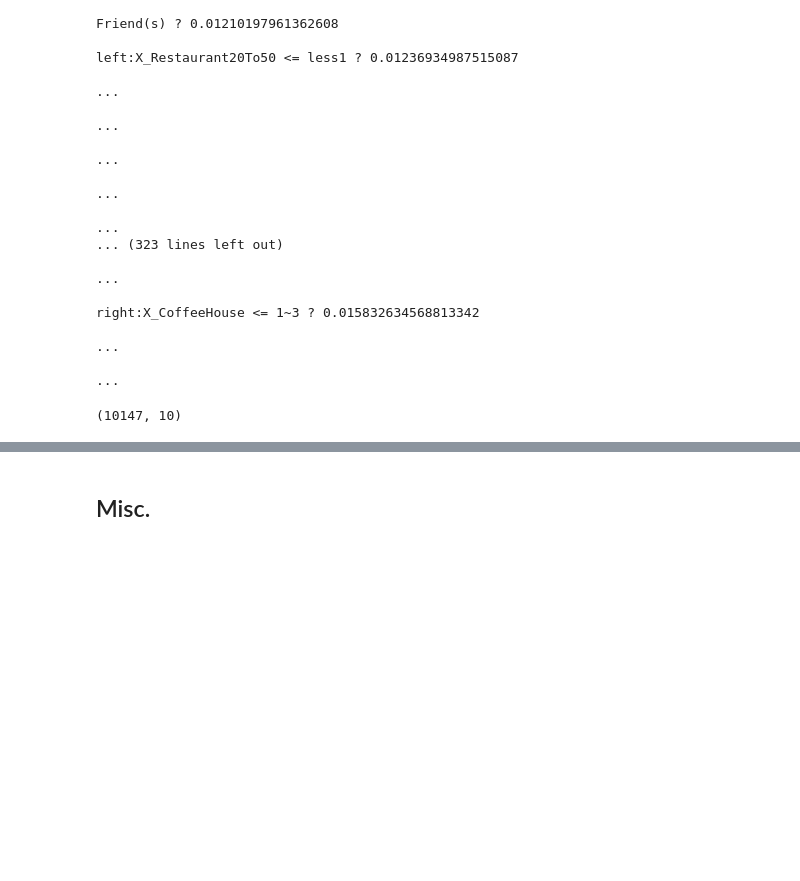
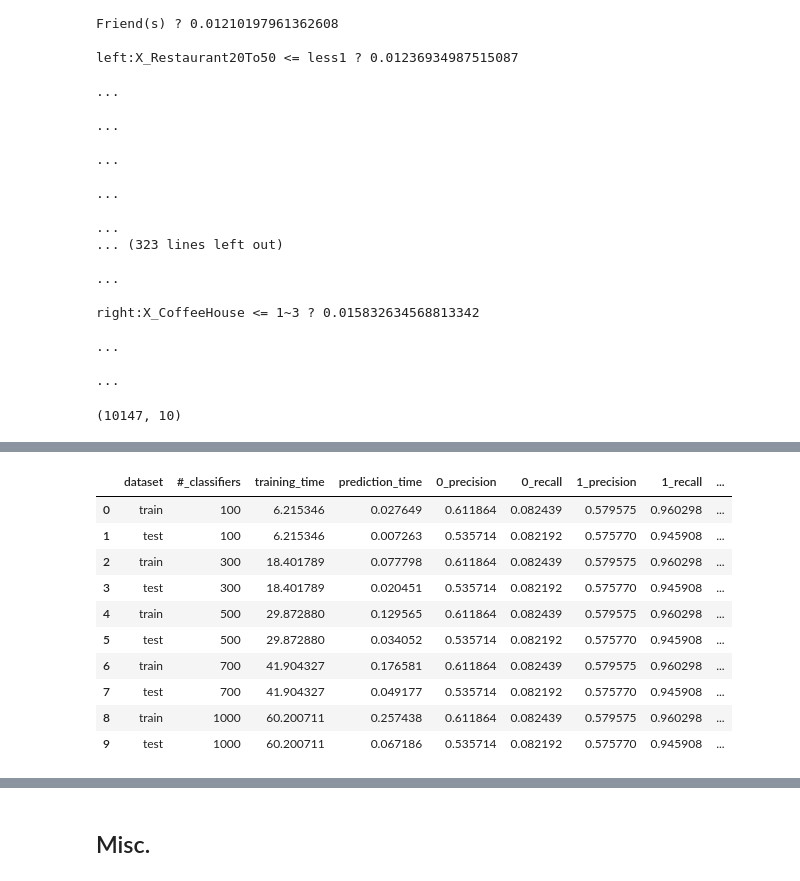
Before and after one commit to TomTomoki/In-vehicle-couple-recommendation, a Jupyter notebook: ProjectReport.ipynb, the cells around one changed output, grey strips where cells are left out. Cells and saved outputs as stored; diff of their text form; code cells hidden in the pictures; blank space fills up the shorter version.

```diff
--- a/ProjectReport.ipynb
+++ b/ProjectReport.ipynb
@@ -899,6 +832,0 @@ lg_model.fit(x_train_, y_train)
-# %%
-y_hat = lg_model.predict(x_train_)
-print(classification_report(y_train, y_hat))
-
-y_hat = lg_model.predict(x_test_)
-print(classification_report(y_test, y_hat))
@@ -923,9 +832,0 @@ weighted avg       0.64      0.63      0.60      2537
-# %%
-knn_model = KNNClassifier(K=3, metric='minkowski', p=2)
-knn_model.fit(x_train_, y_train)
-# %%
-y_hat = knn_model.predict(x_train_)
-print(classification_report(y_train, y_hat))
-
-y_hat = knn_model.predict(x_test_)
-print(classification_report(y_test, y_hat))
@@ -949,0 +835,62 @@ weighted avg       0.65      0.65      0.65      2537
+# %%
+n_clf = [100, 300, 500, 700, 1000]
+results = []
+
+y_train_ = y_train.copy()
+y_train_[y_train_ == 0] = -1
+
+for n in n_clf:
+    ab_model_fs = AdaBoostClassifier(n_clf=n)
+    t0 = time.time()
+    ab_model_fs.fit(x_train.to_numpy(), y_train_)
+    train_time = time.time()-t0
+
+    t0 = time.time()
+    y_hat = ab_model_fs.predict(x_train.to_numpy())
+    prediction_time = time.time()-t0
+
+    y_hat[y_hat == -1] = 0
+    report = classification_report(y_train, y_hat, output_dict=True)
+
+    train_result = []
+    train_result.append('train')
+    train_result.append(n)
+    train_result.append(train_time)
+    train_result.append(prediction_time)
+    train_result.append(report['0']['precision'])
+    train_result.append(report['0']['recall'])
+    train_result.append(report['1']['precision'])
+    train_result.append(report['1']['recall'])
+    train_result.append(report['accuracy'])
+    train_result.append(report['weighted avg']['precision'])
+    train_result.append(report['weighted avg']['recall'])
+
+    t0 = time.time()
+    y_hat = ab_model_fs.predict(x_test.to_numpy())
+    prediction_time = time.time()-t0
+
+    y_hat[y_hat == -1] = 0
+    report = classification_report(y_test, y_hat, output_dict=True)
+
+    test_result = []
+    test_result.append('test')
+    test_result.append(n)
+    test_result.append(train_time)
+    test_result.append(prediction_time)
+    test_result.append(report['0']['precision'])
+    test_result.append(report['0']['recall'])
+    test_result.append(report['1']['precision'])
+    test_result.append(report['1']['recall'])
+    test_result.append(report['accuracy'])
+    test_result.append(report['weighted avg']['precision'])
+    test_result.append(report['weighted avg']['recall'])
+
+    results.append(train_result)
+    results.append(test_result)
+
+
+report_columns = ['dataset', '#_classifiers', 'training_time', 'prediction_time', '0_precision', '0_recall', '1_precision', '1_recall', 'accuracy',
+                    'weighted_avg_precision', 'weighted_avg_recall']
+
+pd.DataFrame(results, columns=report_columns)
+# %% [output]
@@ -949,0 +907,11 @@ weighted avg       0.65      0.65      0.65      2537
+|  | dataset | #_classifiers | training_time | prediction_time | 0_precision | 0_recall | 1_precision | 1_recall | ... |
+| 0 | train | 100 | 6.215346 | 0.027649 | 0.611864 | 0.082439 | 0.579575 | 0.960298 | ... |
+| 1 | test | 100 | 6.215346 | 0.007263 | 0.535714 | 0.082192 | 0.575770 | 0.945908 | ... |
+| 2 | train | 300 | 18.401789 | 0.077798 | 0.611864 | 0.082439 | 0.579575 | 0.960298 | ... |
+| 3 | test | 300 | 18.401789 | 0.020451 | 0.535714 | 0.082192 | 0.575770 | 0.945908 | ... |
+| 4 | train | 500 | 29.872880 | 0.129565 | 0.611864 | 0.082439 | 0.579575 | 0.960298 | ... |
+| 5 | test | 500 | 29.872880 | 0.034052 | 0.535714 | 0.082192 | 0.575770 | 0.945908 | ... |
+| 6 | train | 700 | 41.904327 | 0.176581 | 0.611864 | 0.082439 | 0.579575 | 0.960298 | ... |
+| 7 | test | 700 | 41.904327 | 0.049177 | 0.535714 | 0.082192 | 0.575770 | 0.945908 | ... |
+| 8 | train | 1000 | 60.200711 | 0.257438 | 0.611864 | 0.082439 | 0.579575 | 0.960298 | ... |
+| 9 | test | 1000 | 60.200711 | 0.067186 | 0.535714 | 0.082192 | 0.575770 | 0.945908 | ... |
```
Also changed, not shown: parts of 16 cells of this notebook.
